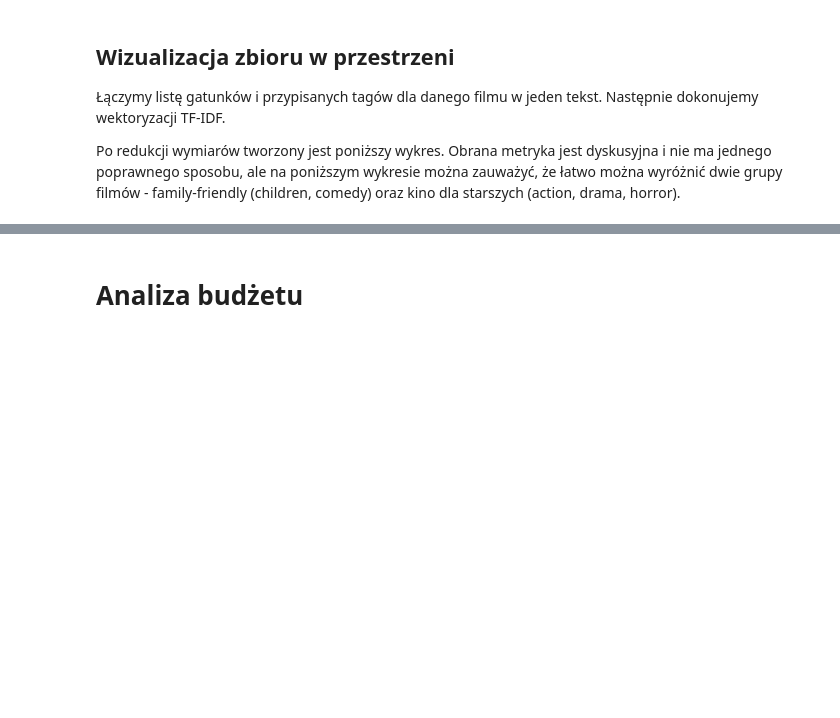
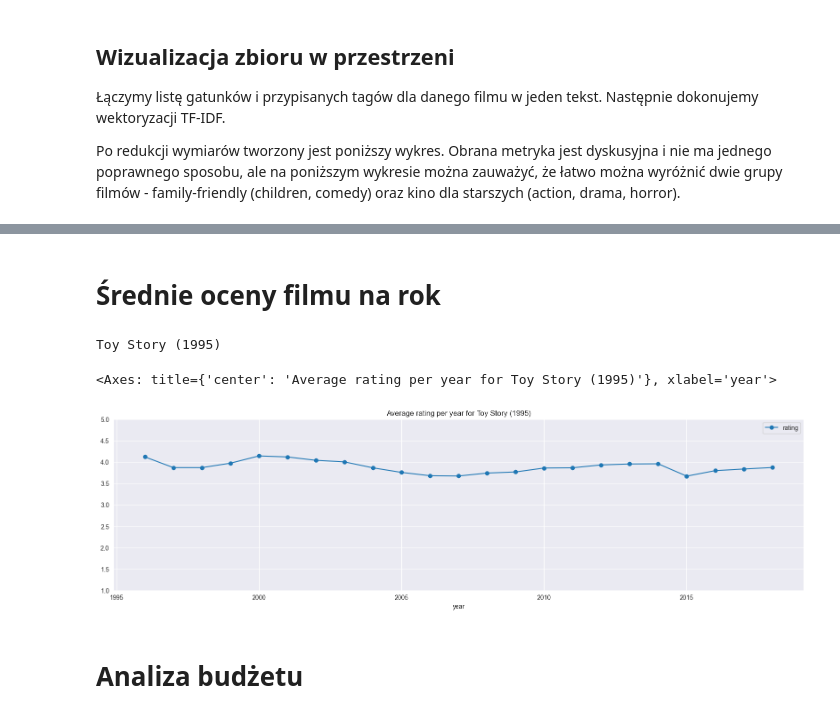
Before and after one commit to youngdashu/movie_recommendations, a Jupyter notebook: Eksploracja_danych_1.ipynb, the cells around one changed output, grey strips where cells are left out. Cells and saved outputs as stored; diff of their text form; code cells hidden in the pictures; blank space fills up the shorter version.

Commit message:
added ratings per movie

```diff
--- a/Eksploracja_danych_1.ipynb
+++ b/Eksploracja_danych_1.ipynb
@@ -356,6 +359,32 @@ import plotly.express as px
 px.scatter(scatter_df[:10000], x='x', y='y', color='main_genre', opacity=.5)
 # %% [output]
 [interactive output not drawn]
+# %% [markdown]
+# Średnie oceny filmu na rok
+# %%
+from models.Movie import Movie
+from sqlalchemy.orm import Session
+from db import Connection
+
+connection = Connection()
+with Session(connection.engine) as session:
+    movie = session.query(Movie).first()
+    print(movie.name)
+    ratings = movie.ratings
+# %% [output]
+Toy Story (1995)
+# %%
+res = map(
+        lambda r: (datetime.datetime.fromtimestamp(int(r.timestamp)).year, r.rating),
+        ratings
+    )
+
+ratings_per_movie_df = pd.DataFrame(res, columns = ['year', 'rating'])
+ratings_per_movie_df['year'] = ratings_per_movie_df['year'].astype(int)
+ratings_per_movie_df.groupby(['year']).mean().plot(title='Average rating per year for %s' % movie.name, marker='o', yticks=[i for i in np.arange(1.0, 5.5, 0.5)])
+# %% [output]
+<Axes: title={'center': 'Average rating per year for Toy Story (1995)'}, xlabel='year'>
+[figure, added]
 # %% [markdown]
 # Analiza budżetu
 # %%
```
Also changed, not shown: parts of 1 cell of this notebook.
